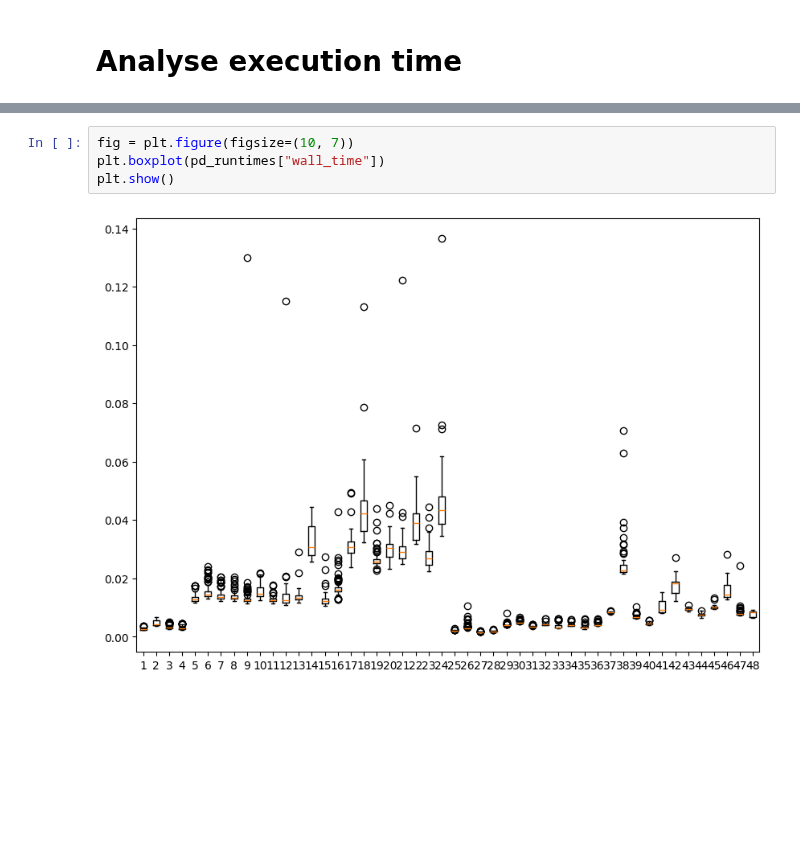
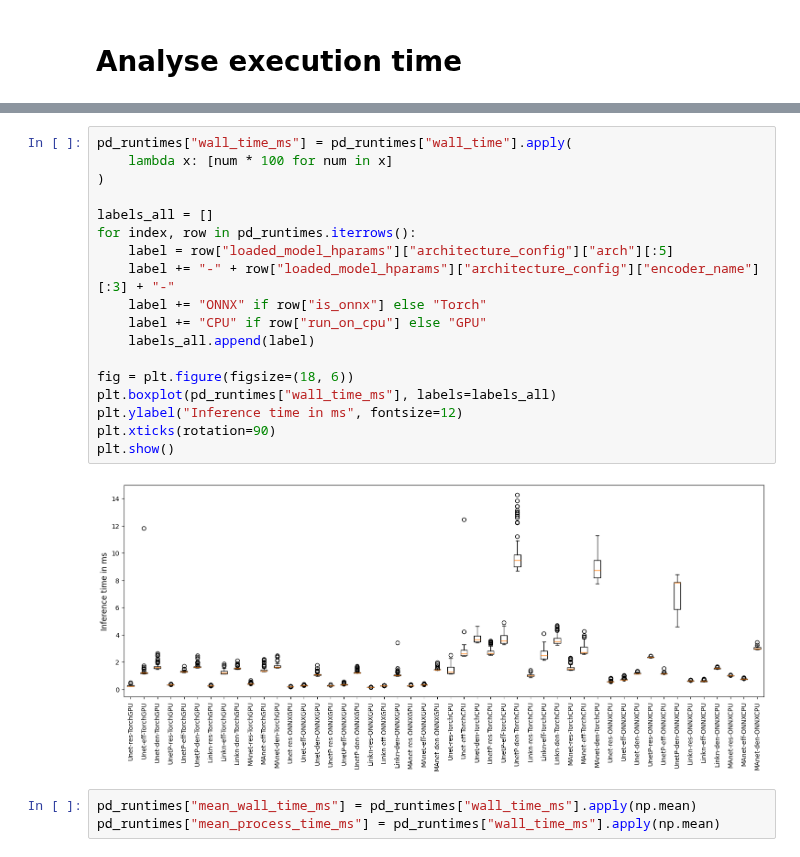
Before and after one commit to shortery/dp-dm-codes, a Jupyter notebook: src/inference_playground.ipynb, the cells around one changed output, grey strips where cells are left out. Drawn from its saved outputs; the diff is of its cells as text; blank space fills up the shorter version.

Commit message:
add torch and onnx analysis and create summary plots

```diff
--- a/src/inference_playground.ipynb
+++ b/src/inference_playground.ipynb
@@ -294,6 +287,23 @@ pd_runtimes.head()
-# %%
-fig = plt.figure(figsize=(10, 7))
-plt.boxplot(pd_runtimes["wall_time"])
-plt.show()
-# %% [output]
-[figure, removed]
+# %%
+pd_runtimes["wall_time_ms"] = pd_runtimes["wall_time"].apply(
+    lambda x: [num * 100 for num in x]
+)
+
+labels_all = []
+for index, row in pd_runtimes.iterrows():
+    label = row["loaded_model_hparams"]["architecture_config"]["arch"][:5]
+    label += "-" + row["loaded_model_hparams"]["architecture_config"]["encoder_name"][:3] + "-"
+    label += "ONNX" if row["is_onnx"] else "Torch"
+    label += "CPU" if row["run_on_cpu"] else "GPU"
+    labels_all.append(label)
+
+fig = plt.figure(figsize=(18, 6))
+plt.boxplot(pd_runtimes["wall_time_ms"], labels=labels_all)
+plt.ylabel("Inference time in ms", fontsize=12)
+plt.xticks(rotation=90)
+plt.show()
+# %% [output]
+[figure, added]
+# %%
+pd_runtimes["mean_wall_time_ms"] = pd_runtimes["wall_time_ms"].apply(np.mean)
+pd_runtimes["mean_process_time_ms"] = pd_runtimes["wall_time_ms"].apply(np.mean)
```
Also changed, not shown: parts of 27 cells of this notebook.
